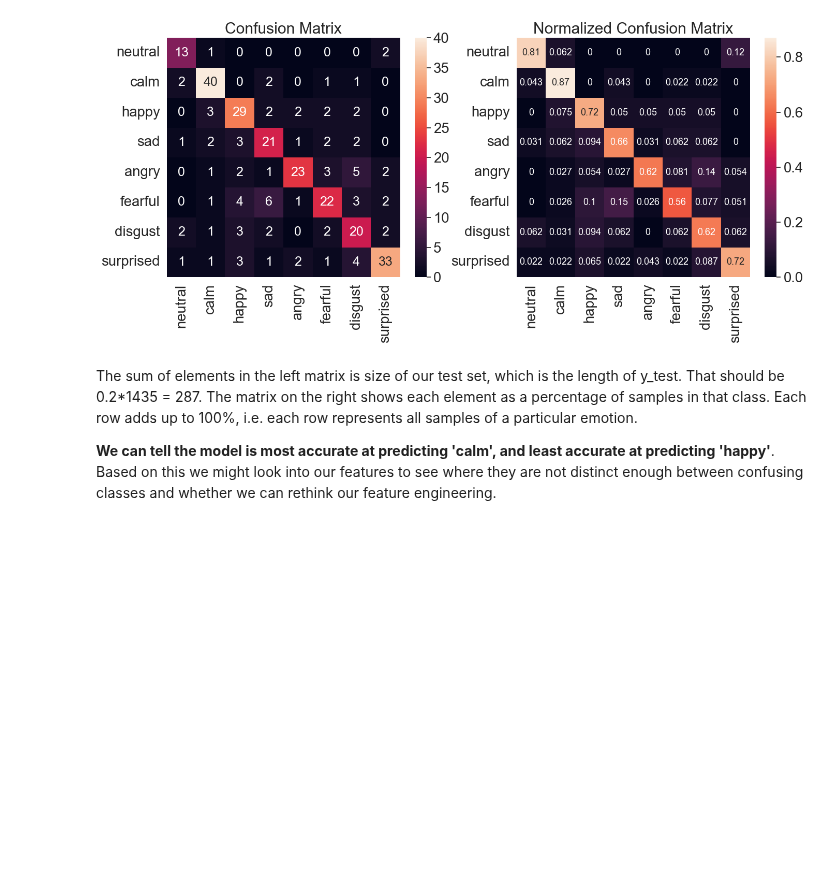
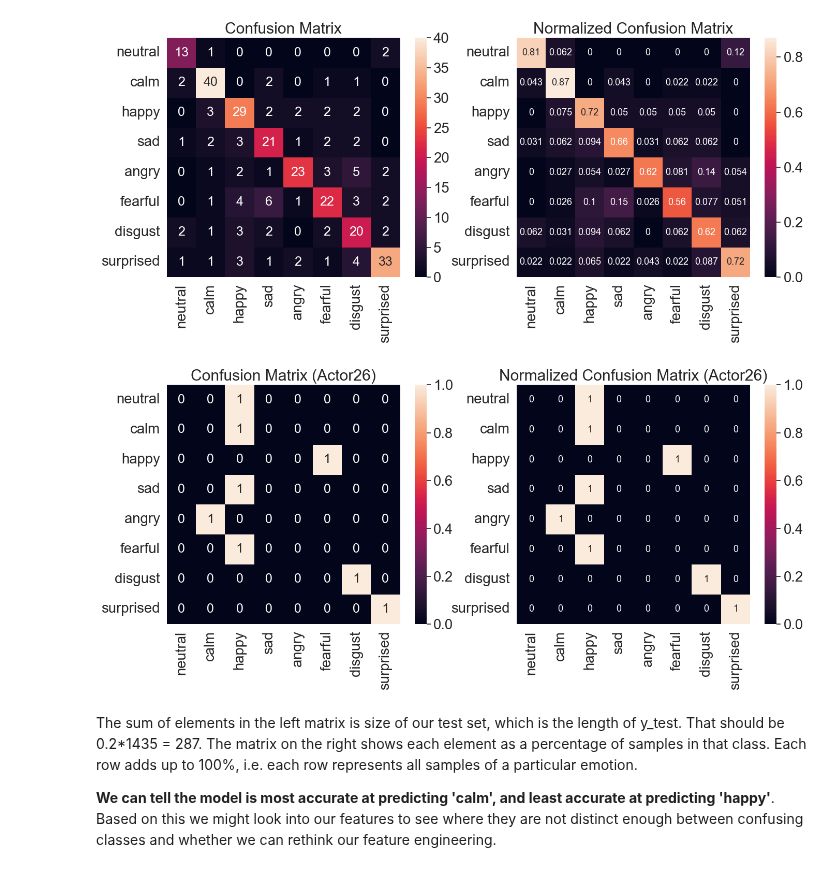
Before and after one commit to emasahisa908-cmyk/Week4-NeuralNetworks, a Jupyter notebook: week4__neural_networks.ipynb, the cells around one changed output. Drawn from its saved outputs; the diff is of its cells as text; code cells hidden in the pictures; blank space fills up the shorter version.

```diff
--- a/week4__neural_networks.ipynb
+++ b/week4__neural_networks.ipynb
@@ -201,8 +223,8 @@ Once saved you only need to load them later by running the cell below, and **ski
 features=pd.read_csv('featuresRavdess.csv',index_col=0)
 emotions=pd.read_csv('emotionsRavdess.csv',index_col=0)
 # %%
-features=pd.read_csv('featuresactor26.csv',index_col=0)
-emotions=pd.read_csv('emotionsactor26.csv',index_col=0)
+features_actor26 = pd.read_csv('featuresActor26.csv', index_col=0)
+emotions_actor26 = pd.read_csv('emotionsActor26.csv', index_col=0)
 # %% [markdown]
 Let's see what the features we extracted look like:
 # %%
@@ -285,6 +315,8 @@ scaler = StandardScaler()
 # keep our unscaled features just in case we need to process them alternatively
 features_scaled = features
 features_scaled = scaler.fit_transform(features_scaled)
+#standard Scaler for actor 26
+features_actor26_scaled = scaler.transform(features_actor26)
 
 scaler = MinMaxScaler()
 # keep our unscaled features just in case we need to process them alternatively
@@ -654,6 +695,41 @@ sn.heatmap(confmatrix_df_norm, annot=True, annot_kws={"size": 13}) #annot_kws is
 plt.show()
 # %% [output]
 [figure]
+# %%
+from sklearn.metrics import confusion_matrix
+import seaborn as sn
+import matplotlib.pyplot as plt
+
+# ---- for prredict Actor26 (just tested not trained) ----
+actor26_predictions = model.predict(features_actor26_scaled)
+actor26_groundtruth = emotions_actor26
+
+# set labels for matrix axes from emotions
+emotion_list = ['neutral','calm','happy','sad','angry','fearful','disgust','surprised']
+
+# build confusion matrix and normalized confusion matrix
+conf_matrix_actor26 = confusion_matrix(actor26_groundtruth, actor26_predictions, labels=emotion_list)
+conf_matrix_actor26_norm = confusion_matrix(actor26_groundtruth, actor26_predictions, normalize='true', labels=emotion_list)
+
+# make a confusion matrix with labels using a DataFrame
+confmatrix_df_actor26 = pd.DataFrame(conf_matrix_actor26, index=emotion_list, columns=emotion_list)
+confmatrix_df_actor26_norm = pd.DataFrame(conf_matrix_actor26_norm, index=emotion_list, columns=emotion_list)
+
+# plot confusion matrices
+plt.figure(figsize=(16,6))
+sn.set(font_scale=1.8)
+
+plt.subplot(1,2,1)
+plt.title('Confusion Matrix (Actor26)')
+sn.heatmap(confmatrix_df_actor26, annot=True, annot_kws={"size": 18})
+
+plt.subplot(1,2,2)
+plt.title('Normalized Confusion Matrix (Actor26)')
+sn.heatmap(confmatrix_df_actor26_norm, annot=True, annot_kws={"size": 13})
+
+plt.show()
+# %% [output]
+[figure, added]
 # %% [markdown]
 The sum of elements in the left matrix is size of our test set, which is the length of y_test. That should be 0.2*1435 = 287. The matrix on the right shows each element as a percentage of samples in that class. Each row adds up to 100%, i.e. each row represents all samples of a particular emotion.
 
```
Also changed, not shown: parts of 9 cells of this notebook.
